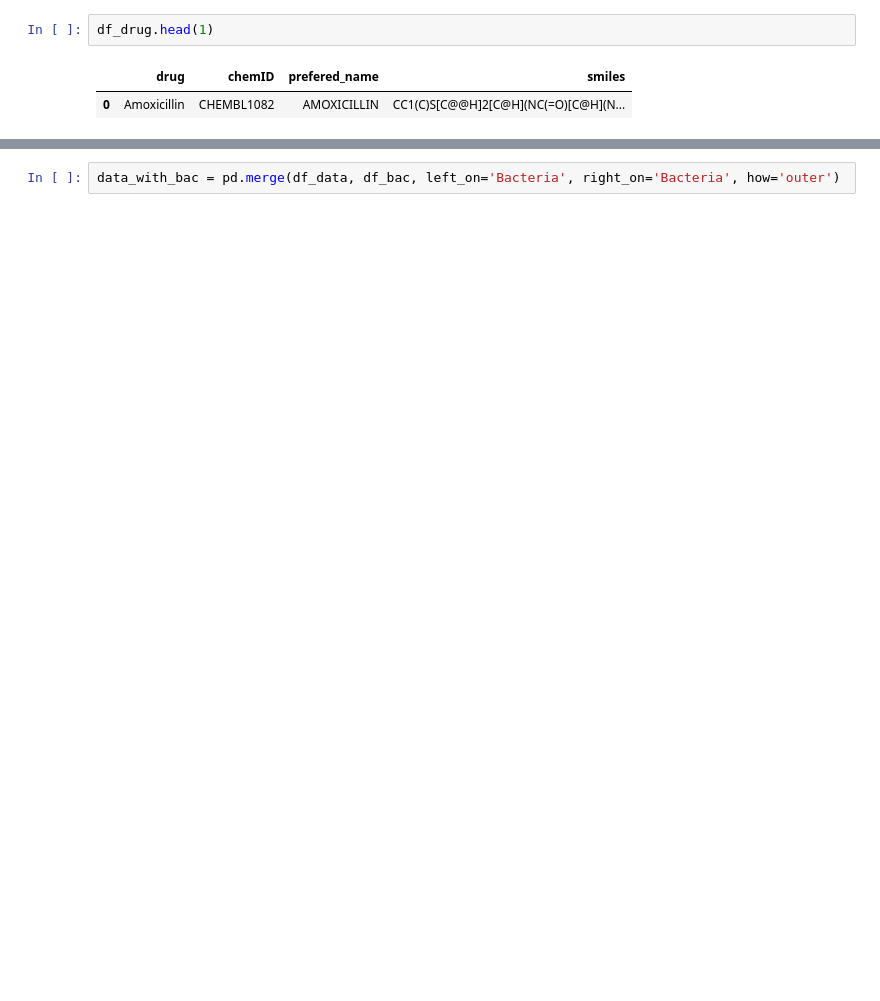
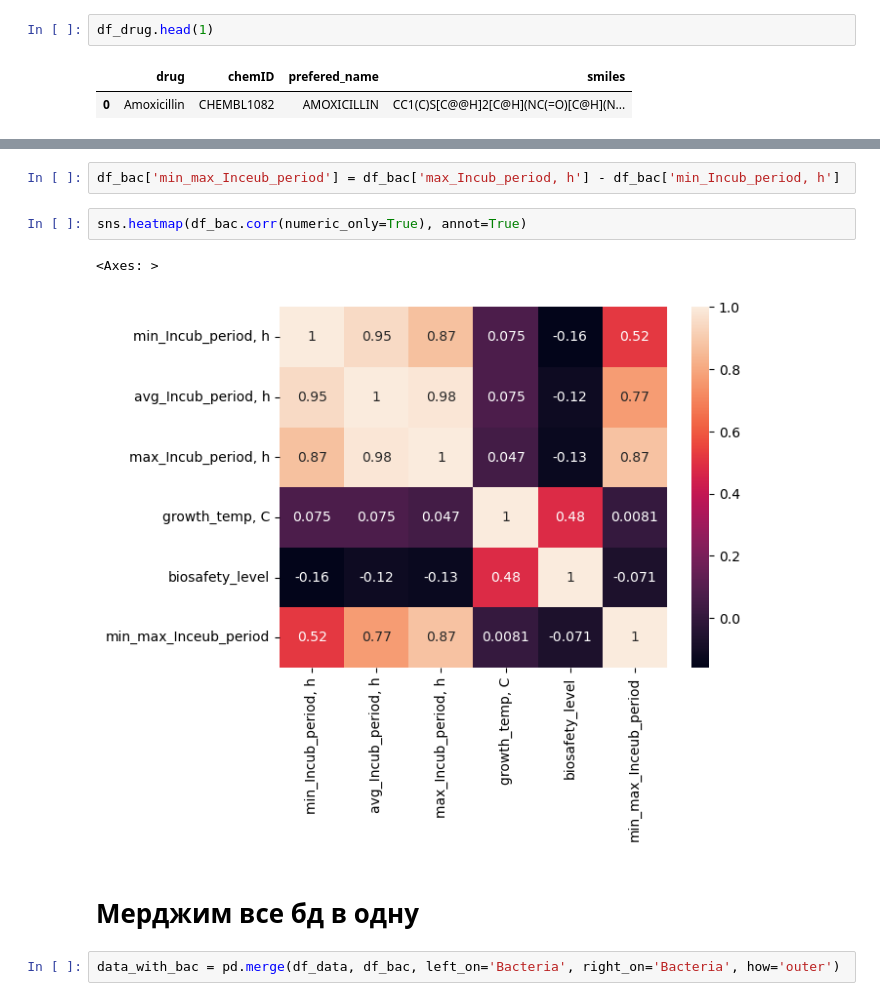
Before and after one commit to vahahahart/hackathon_team_3, a Jupyter notebook: tmp_vah.ipynb, the cells around one changed output, grey strips where cells are left out. Cells and saved outputs as stored; diff of their text form; blank space fills up the shorter version.

```diff
--- a/tmp_vah.ipynb
+++ b/tmp_vah.ipynb
@@ -69,2 +171,11 @@ AttributeError: 'DataFrame' object has no attribute 'ap'
+# %%
+df_bac['min_max_Inceub_period'] = df_bac['max_Incub_period, h'] - df_bac['min_Incub_period, h']
+# %%
+sns.heatmap(df_bac.corr(numeric_only=True), annot=True)
+# %% [output]
+<Axes: >
+[figure, added]
+# %% [markdown]
+# Мерджим все бд в одну
 # %%
 data_with_bac = pd.merge(df_data, df_bac, left_on='Bacteria', right_on='Bacteria', how='outer')
```
Also changed, not shown: parts of 39 cells of this notebook, 1 other file.
